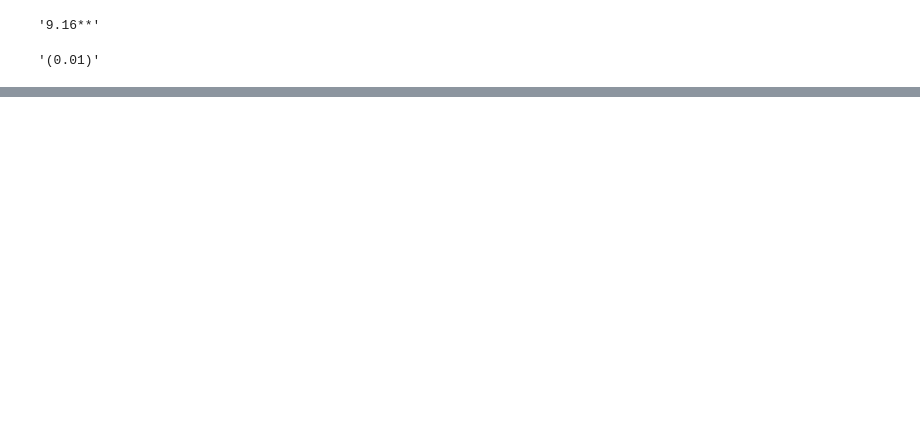
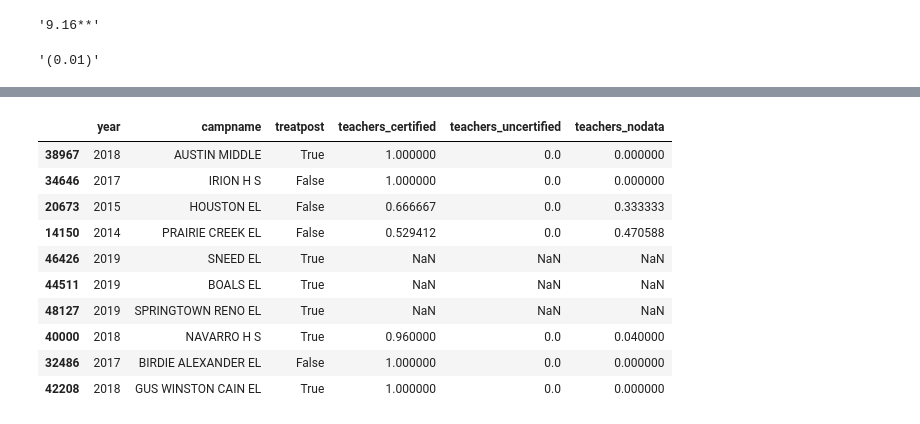
Before and after one commit to KylieLAnglin/dofis, a Jupyter notebook: analysis/Who Needs Rules/06_gdid_inputs.ipynb, the cells around one changed output, grey strips where cells are left out. Saved outputs shown, nothing was run; the diff lists cells and outputs as text; code cells hidden in the pictures; blank space fills up the shorter version.

```diff
--- a/analysis/Who Needs Rules/06_gdid_inputs.ipynb
+++ b/analysis/Who Needs Rules/06_gdid_inputs.ipynb
@@ -73,3 +67,0 @@ Name: doi_year, dtype: int64
-# %%
-data['yearpost'] = np.where(data.year > data.doi_year, data.year - data.doi_year, 0)
-data[['year', 'doi_year', 'yearpost']].sample(10)
@@ -132,2 +113,20 @@ data['post3'] = np.where(data.yearpost == 3, 1, 0)
+# %%
+data['teachers_certified'] = data.teachers_num_certified / data.teachers_num_total
+data['teachers_uncertified'] = data.teachers_num_uncertified/ data.teachers_num_total
+data['teachers_nodata'] = data.teachers_num_nocertdata/data.teachers_num_total
+data['teachers_vocational'] = data.teachers_num_vocational/data.teachers_num_total
+data[['year', 'campname', 'treatpost', 'teachers_certified', 'teachers_uncertified', 'teachers_nodata']].sample(10)
+# %% [output]
+|  | year | campname | treatpost | teachers_certified | teachers_uncertified | teachers_nodata |
+| 38967 | 2018 | AUSTIN MIDDLE | True | 1.000000 | 0.0 | 0.000000 |
+| 34646 | 2017 | IRION H S | False | 1.000000 | 0.0 | 0.000000 |
+| 20673 | 2015 | HOUSTON EL | False | 0.666667 | 0.0 | 0.333333 |
+| 14150 | 2014 | PRAIRIE CREEK EL | False | 0.529412 | 0.0 | 0.470588 |
+| 46426 | 2019 | SNEED EL | True | NaN | NaN | NaN |
+| 44511 | 2019 | BOALS EL | True | NaN | NaN | NaN |
+| 48127 | 2019 | SPRINGTOWN RENO EL | True | NaN | NaN | NaN |
+| 40000 | 2018 | NAVARRO H S | True | 0.960000 | 0.0 | 0.040000 |
+| 32486 | 2017 | BIRDIE ALEXANDER EL | False | 1.000000 | 0.0 | 0.000000 |
+| 42208 | 2018 | GUS WINSTON CAIN EL | True | 1.000000 | 0.0 | 0.000000 |
 # %%
 #convert year to datetime
```
Also changed, not shown: parts of 32 cells of this notebook, 21 other files.
